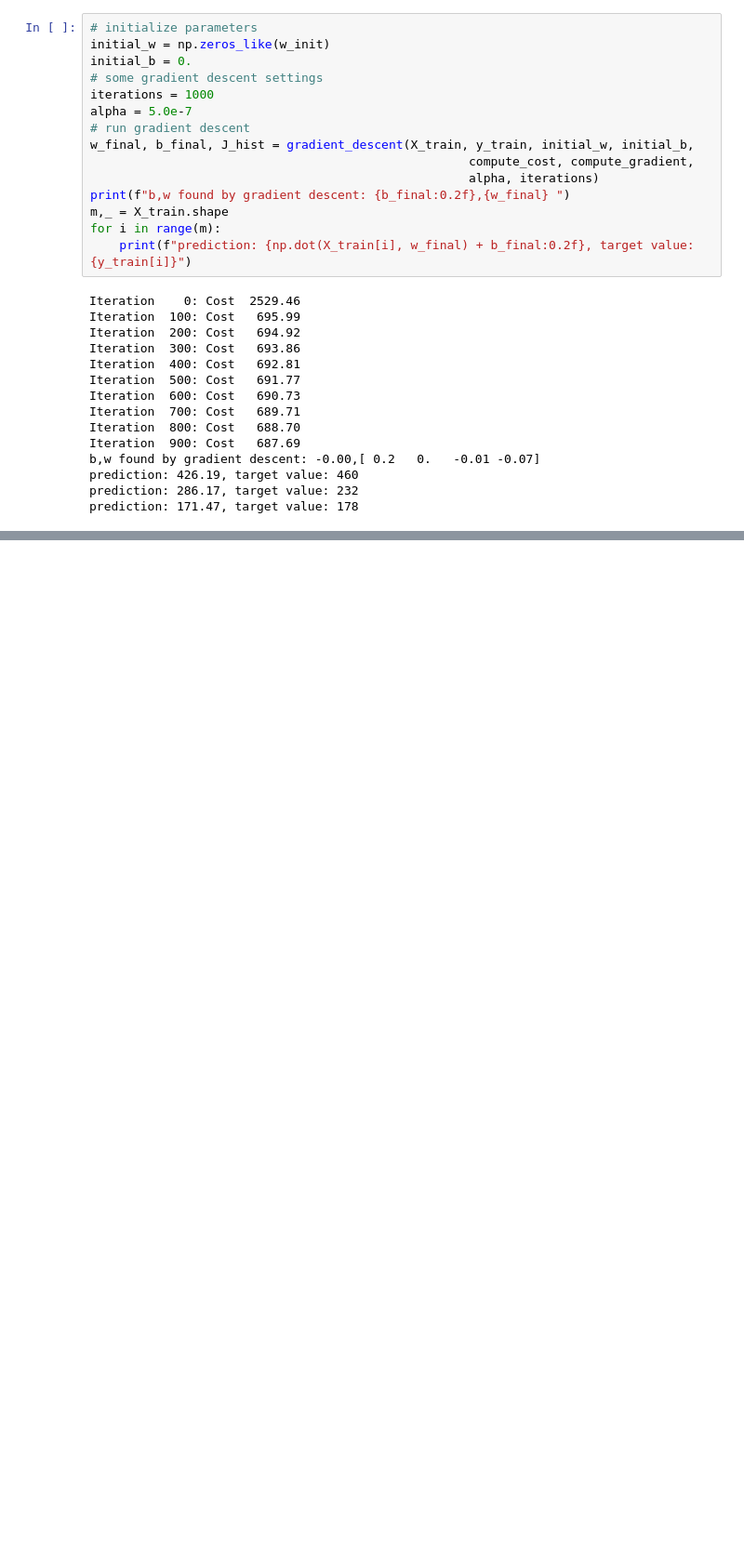
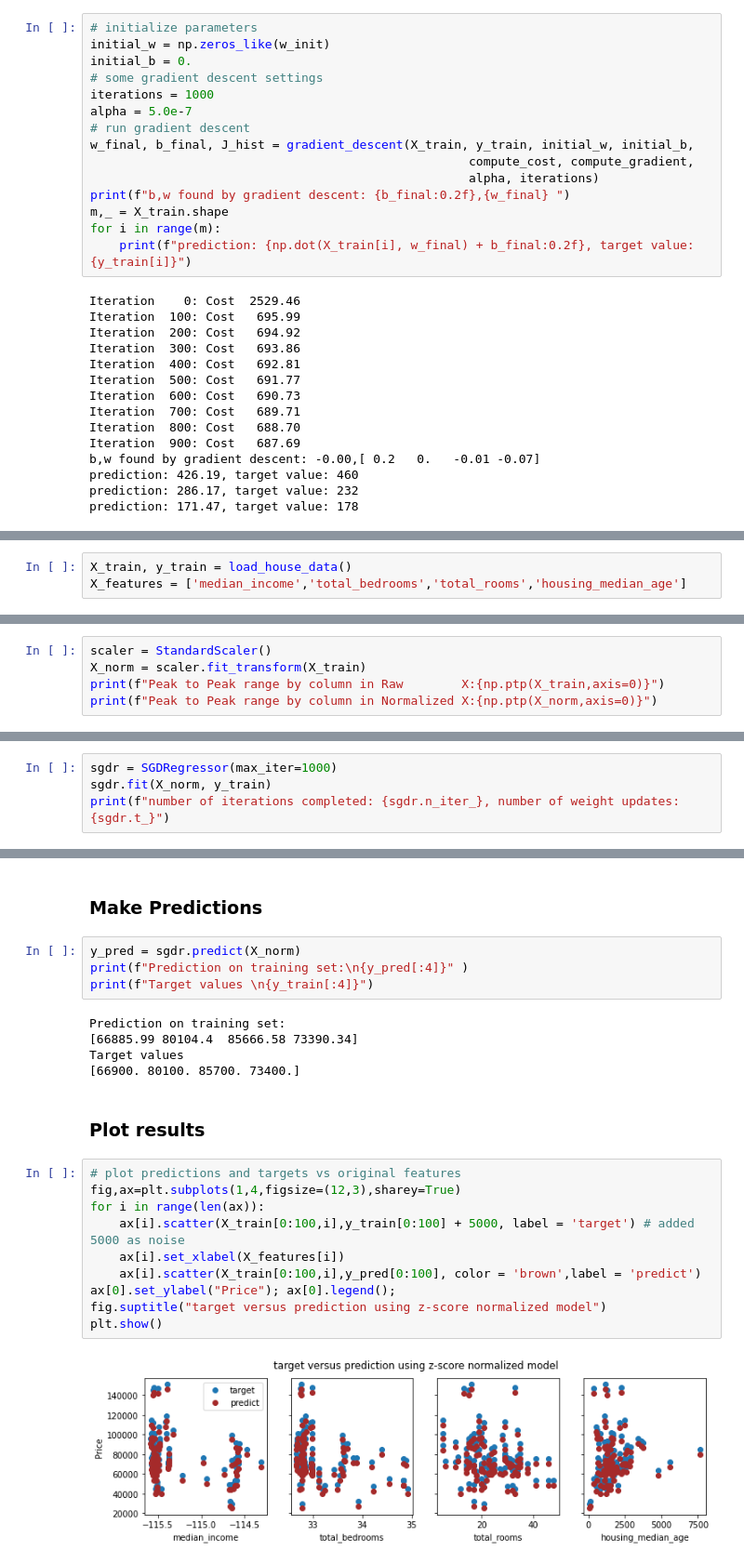
Before and after one commit to punkmic/Supervised-Machine-Learning-Models, a Jupyter notebook: Multiple_Linear_Regression.ipynb, the cells around one changed output, grey strips where cells are left out. Shown: that part at 93% size. Saved outputs shown, nothing was run; the diff lists cells and outputs as text; blank space fills up the shorter version.

```diff
--- a/Multiple_Linear_Regression.ipynb
+++ b/Multiple_Linear_Regression.ipynb
@@ -148,0 +165,3 @@ prediction: 171.47, target value: 178
+# %%
+X_train, y_train = load_house_data()
+X_features = ['median_income','total_bedrooms','total_rooms','housing_median_age']
@@ -148,0 +170,5 @@ prediction: 171.47, target value: 178
+# %%
+scaler = StandardScaler()
+X_norm = scaler.fit_transform(X_train)
+print(f"Peak to Peak range by column in Raw        X:{np.ptp(X_train,axis=0)}")
+print(f"Peak to Peak range by column in Normalized X:{np.ptp(X_norm,axis=0)}")
@@ -148,0 +181,4 @@ prediction: 171.47, target value: 178
+# %%
+sgdr = SGDRegressor(max_iter=1000)
+sgdr.fit(X_norm, y_train)
+print(f"number of iterations completed: {sgdr.n_iter_}, number of weight updates: {sgdr.t_}")
@@ -148,0 +197,25 @@ prediction: 171.47, target value: 178
+# %% [markdown]
+### **Make Predictions**
+# %%
+y_pred = sgdr.predict(X_norm)
+print(f"Prediction on training set:\n{y_pred[:4]}" )
+print(f"Target values \n{y_train[:4]}")
+# %% [output]
+Prediction on training set:
+[66885.99 80104.4  85666.58 73390.34]
+Target values
+[66900. 80100. 85700. 73400.]
+# %% [markdown]
+### **Plot results**
+# %%
+# plot predictions and targets vs original features
+fig,ax=plt.subplots(1,4,figsize=(12,3),sharey=True)
+for i in range(len(ax)):
+    ax[i].scatter(X_train[0:100,i],y_train[0:100] + 5000, label = 'target') # added 5000 as noise
+    ax[i].set_xlabel(X_features[i])
+    ax[i].scatter(X_train[0:100,i],y_pred[0:100], color = 'brown',label = 'predict')
+ax[0].set_ylabel("Price"); ax[0].legend();
+fig.suptitle("target versus prediction using z-score normalized model")
+plt.show()
+# %% [output]
+[figure, added]
```
Also changed, not shown: parts of 15 cells of this notebook.
